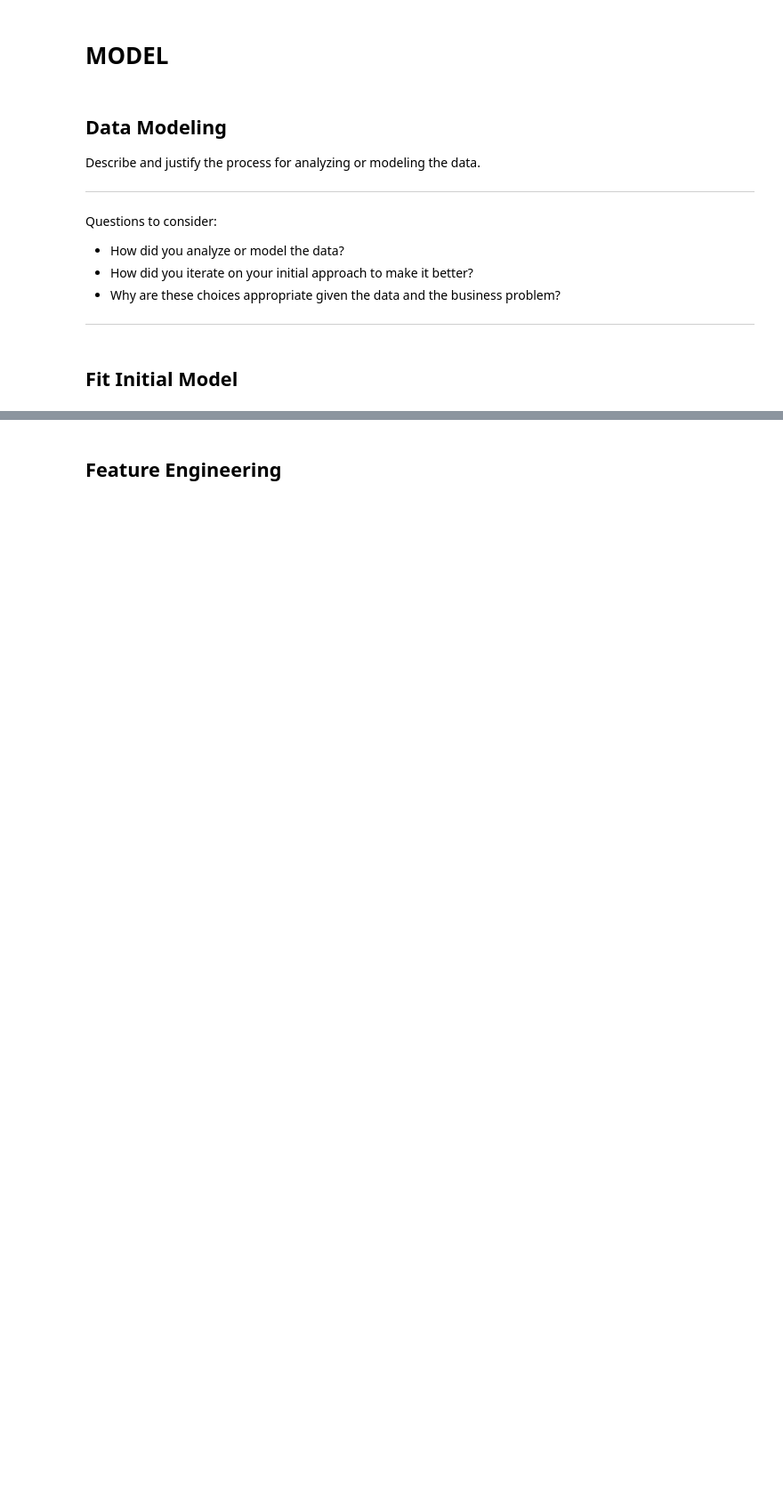
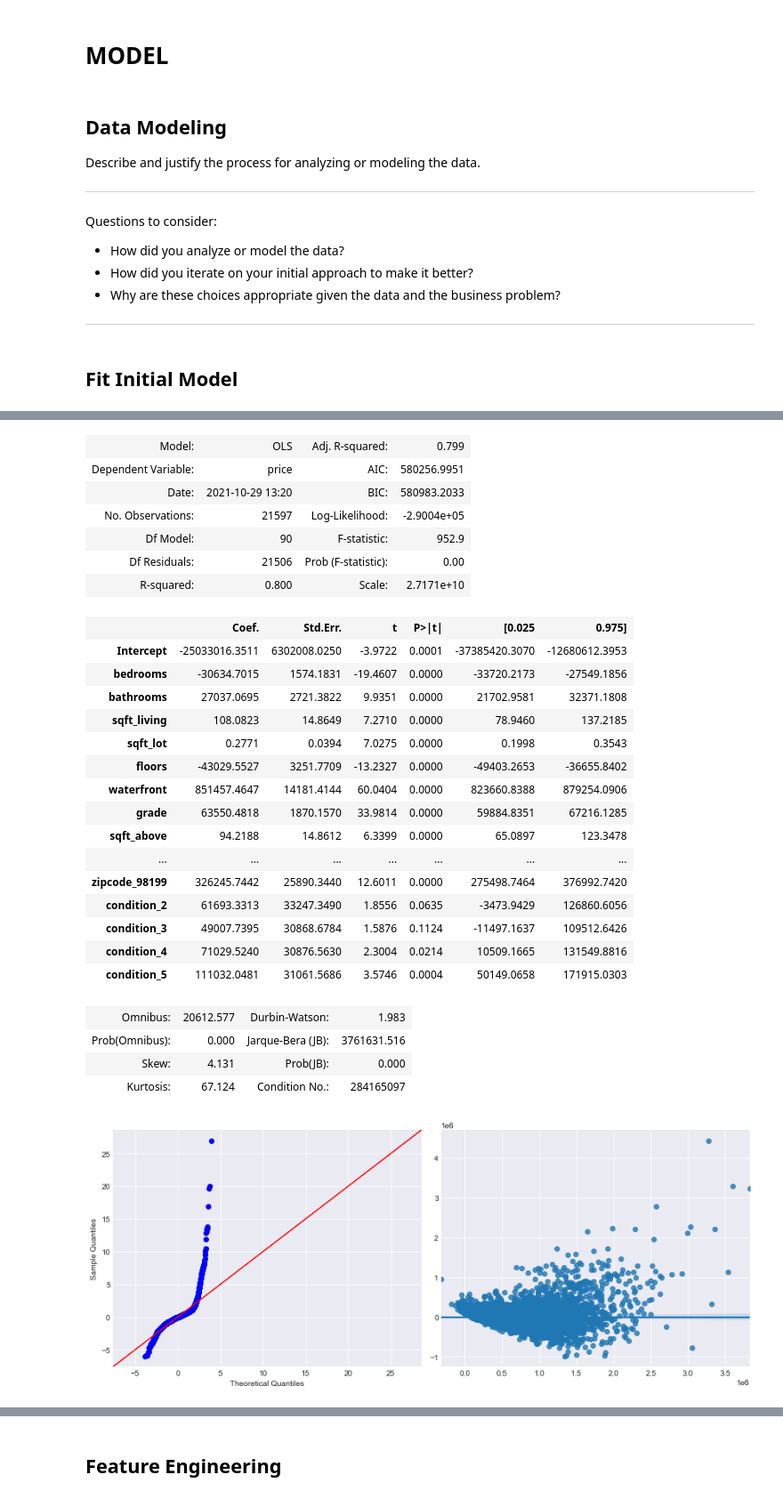
Before and after one commit to rcauvy/King-County-Home-Prices, a Jupyter notebook: King County Home Prices.ipynb, the cells around one changed output, grey strips where cells are left out. Shown at 89% size. Saved outputs shown, nothing was run; the diff lists cells and outputs as text; code cells hidden in the pictures; blank space fills up the shorter version.

```diff
--- a/King County Home Prices.ipynb
+++ b/King County Home Prices.ipynb
@@ -599,0 +560,2 @@ model(outcome, x_cols)
+# %%
+cat_cols = ['zipcode','condition']
@@ -599,0 +587,4 @@ model(outcome, x_cols)
+# %%
+df_model2 = pd.concat([df.copy(),df_ohe], axis=1,join='inner')
+df_model2.drop(columns=['condition','zipcode'],inplace=True)
+df_model2
@@ -599,0 +606,32 @@ model(outcome, x_cols)
+# %%
+model2 = make_model(df_model2)
+evaluation(model2, df_model2)
+# %% [output]
+| Model: | OLS | Adj. R-squared: | 0.799 |
+| Dependent Variable: | price | AIC: | 580256.9951 |
+| Date: | 2021-10-29 13:20 | BIC: | 580983.2033 |
+| No. Observations: | 21597 | Log-Likelihood: | -2.9004e+05 |
+| Df Model: | 90 | F-statistic: | 952.9 |
+| Df Residuals: | 21506 | Prob (F-statistic): | 0.00 |
+| R-squared: | 0.800 | Scale: | 2.7171e+10 |
+|  | Coef. | Std.Err. | t | P>|t| | [0.025 | 0.975] |
+| Intercept | -25033016.3511 | 6302008.0250 | -3.9722 | 0.0001 | -37385420.3070 | -12680612.3953 |
+| bedrooms | -30634.7015 | 1574.1831 | -19.4607 | 0.0000 | -33720.2173 | -27549.1856 |
+| bathrooms | 27037.0695 | 2721.3822 | 9.9351 | 0.0000 | 21702.9581 | 32371.1808 |
+| sqft_living | 108.0823 | 14.8649 | 7.2710 | 0.0000 | 78.9460 | 137.2185 |
+| sqft_lot | 0.2771 | 0.0394 | 7.0275 | 0.0000 | 0.1998 | 0.3543 |
+| floors | -43029.5527 | 3251.7709 | -13.2327 | 0.0000 | -49403.2653 | -36655.8402 |
+| waterfront | 851457.4647 | 14181.4144 | 60.0404 | 0.0000 | 823660.8388 | 879254.0906 |
+| grade | 63550.4818 | 1870.1570 | 33.9814 | 0.0000 | 59884.8351 | 67216.1285 |
+| sqft_above | 94.2188 | 14.8612 | 6.3399 | 0.0000 | 65.0897 | 123.3478 |
+| ... | ... | ... | ... | ... | ... | ... |
+| zipcode_98199 | 326245.7442 | 25890.3440 | 12.6011 | 0.0000 | 275498.7464 | 376992.7420 |
+| condition_2 | 61693.3313 | 33247.3490 | 1.8556 | 0.0635 | -3473.9429 | 126860.6056 |
+| condition_3 | 49007.7395 | 30868.6784 | 1.5876 | 0.1124 | -11497.1637 | 109512.6426 |
+| condition_4 | 71029.5240 | 30876.5630 | 2.3004 | 0.0214 | 10509.1665 | 131549.8816 |
+| condition_5 | 111032.0481 | 31061.5686 | 3.5746 | 0.0004 | 50149.0658 | 171915.0303 |
+| Omnibus: | 20612.577 | Durbin-Watson: | 1.983 |
+| Prob(Omnibus): | 0.000 | Jarque-Bera (JB): | 3761631.516 |
+| Skew: | 4.131 | Prob(JB): | 0.000 |
+| Kurtosis: | 67.124 | Condition No.: | 284165097 |
+[figure, added]
```
Also changed, not shown: parts of 169 cells of this notebook.
